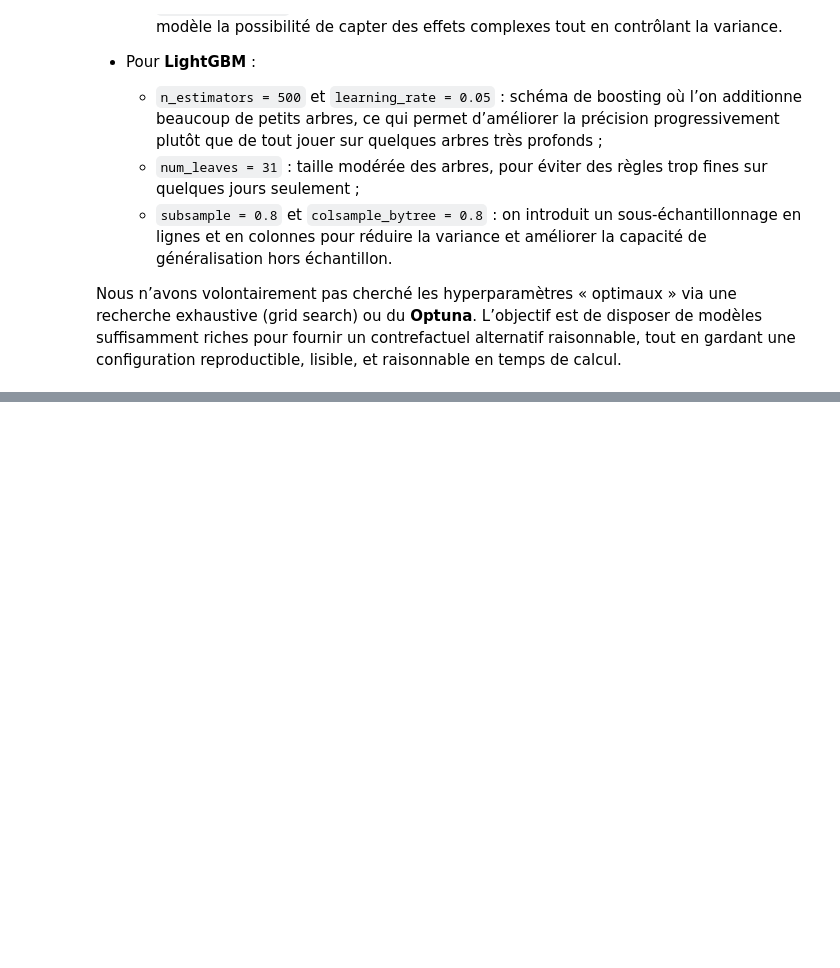
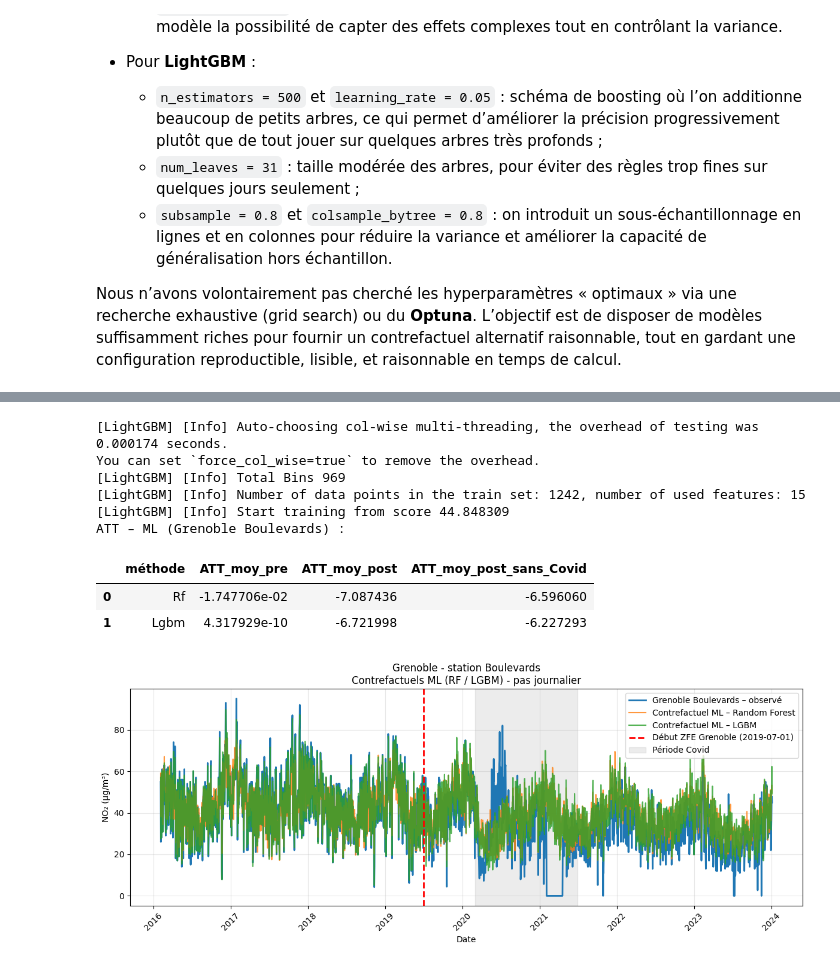
Before and after one commit to pasilvente/project_python_for_data_science_at_ENSAE_ZFE_ML_SCM, a Jupyter notebook: rapport_zfe.ipynb, the cells around one changed output, grey strips where cells are left out. Cells and saved outputs as stored; diff of their text form; code cells hidden in the pictures; blank space fills up the shorter version.

```diff
--- a/rapport_zfe.ipynb
+++ b/rapport_zfe.ipynb
@@ -1365,0 +1372,78 @@ une recherche exhaustive (grid search) ou du **Optuna**. L’objectif est de dis
+# %%
+# ML pour prédiction Grenoble
+
+# Chargement des données
+grenoble_target = pd.read_csv(DATA_DIR / "pollution_grenoble_no2_daily_imputed.csv")
+donors_grenoble = pd.read_csv(DATA_DIR / "no2_donors_grenoble_daily_imputed.csv")
+
+grenoble_target["date"] = pd.to_datetime(grenoble_target["date"])
+donors_grenoble["date"] = pd.to_datetime(donors_grenoble["date"])
+
+# Station traitée, ici Grenoble Boulevards
+treated_id_gre = "FR15046"
+
+# Date de début de la ZFE Grenoble (on reste cohérent avec la partie SCM)
+treat_start_gre = pd.Timestamp("2019-07-01")
+
+# Fenêtre Covid utilisée pour exclure les confinements dans l'ATT "post_sans_Covid"
+covid_start = pd.Timestamp("2020-03-01")
+covid_end   = pd.Timestamp("2021-06-30")
+
+# Ajustement des modèles ML (RF + LGBM)
+
+dates_gre_ml, y_gre_ml, synth_gre_ml, fitted_gre_ml = fit_ml_counterfactual_daily(
+    treated_daily=grenoble_target,
+    donors_daily=donors_grenoble,
+    treated_id=treated_id_gre,
+    treatment_start=treat_start_gre,
+    random_state=0,  # reproductibilité
+)
+
+# Calcul des ATT (pré / post / post hors Covid)
+
+att_gre_ml = compute_att_summary(
+    dates=dates_gre_ml,
+    y_treated=y_gre_ml,
+    synthetic_dict=synth_gre_ml,
+    treatment_start=treat_start_gre,
+    covid_start=covid_start,
+    covid_end=covid_end,
+)
+
+print("ATT – ML (Grenoble Boulevards) :")
+display(att_gre_ml)
+
+
+# Graphique : observé vs RF / LGBM
+
+plt.figure(figsize=(12, 5))
+
+plt.plot(dates_gre_ml, y_gre_ml, label="Grenoble Boulevards – observé", linewidth=2)
+plt.plot(dates_gre_ml, synth_gre_ml["rf"],   label="Contrefactuel ML – Random Forest", alpha=0.8)
+plt.plot(dates_gre_ml, synth_gre_ml["lgbm"], label="Contrefactuel ML – LGBM", alpha=0.8)
+
+plt.axvline(treat_start_gre, color="red", linestyle="--", linewidth=2,
+            label=f"Début ZFE Grenoble ({treat_start_gre.date()})")
+
+# Zone grisée pour la période Covid
+plt.axvspan(covid_start, covid_end, color="grey", alpha=0.15, label="Période Covid")
+
+plt.title("Grenoble - station Boulevards\nContrefactuels ML (RF / LGBM) - pas journalier")
+plt.xlabel("Date")
+plt.ylabel("NO₂ (µg/m³)")
+plt.legend()
+plt.grid(alpha=0.3)
+plt.xticks(rotation=45)
+plt.tight_layout()
+plt.show()
+# %% [output]
+[LightGBM] [Info] Auto-choosing col-wise multi-threading, the overhead of testing was 0.000174 seconds.
+You can set `force_col_wise=true` to remove the overhead.
+[LightGBM] [Info] Total Bins 969
+[LightGBM] [Info] Number of data points in the train set: 1242, number of used features: 15
+[LightGBM] [Info] Start training from score 44.848309
+ATT – ML (Grenoble Boulevards) :
+|  | méthode | ATT_moy_pre | ATT_moy_post | ATT_moy_post_sans_Covid |
+| 0 | Rf | -1.747706e-02 | -7.087436 | -6.596060 |
+| 1 | Lgbm | 4.317929e-10 | -6.721998 | -6.227293 |
+[figure, added]
```
Also changed, not shown: parts of 10 cells of this notebook, 2 other files.
